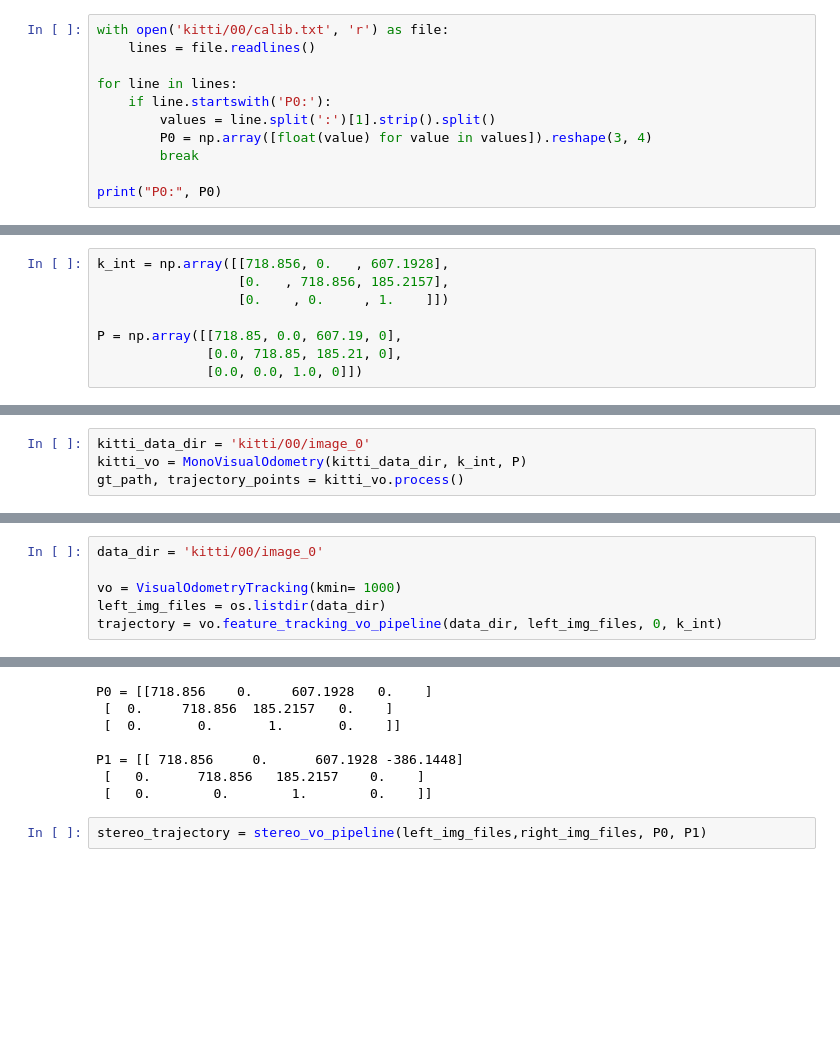
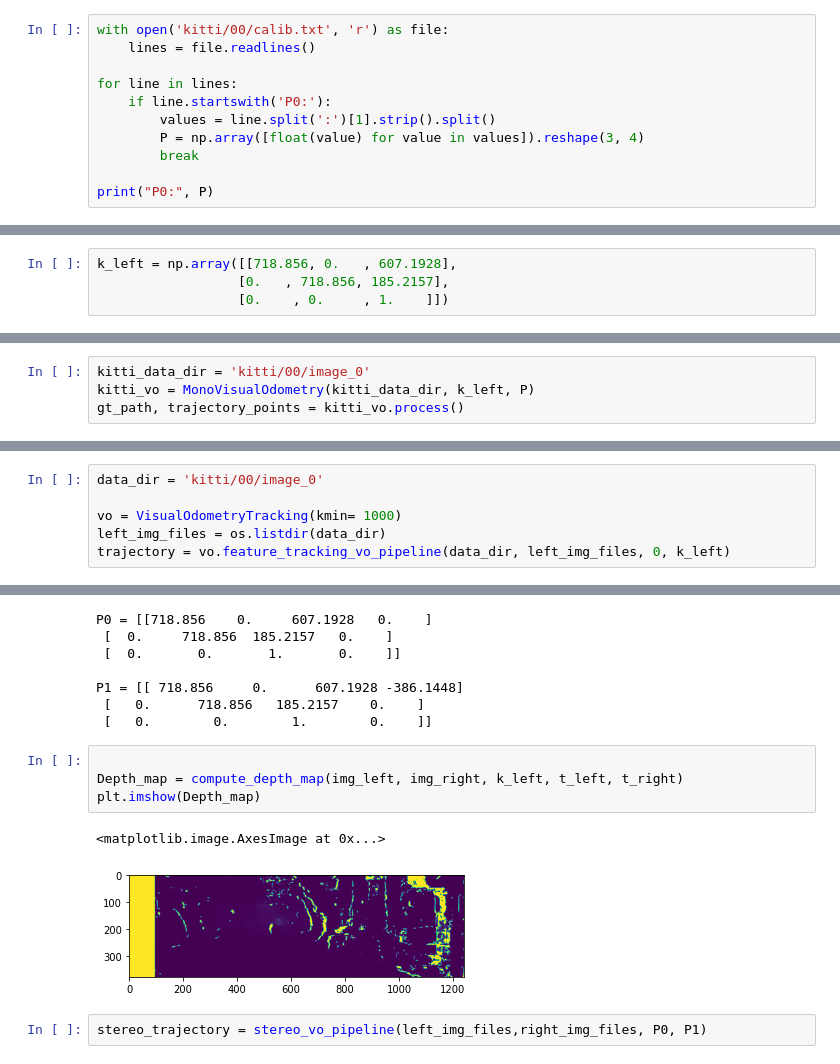
Before and after one commit to ayushabrol13/Visual-Odometry, a Jupyter notebook: CV_VO.ipynb, the cells around one changed output, grey strips where cells are left out. Saved outputs shown, nothing was run; the diff lists cells and outputs as text; blank space fills up the shorter version.

Commit message:
Added depth images in stereo

```diff
--- a/CV_VO.ipynb
+++ b/CV_VO.ipynb
@@ -255,22 +221,18 @@ with open('kitti/00/calib.txt', 'r') as file:
 for line in lines:
     if line.startswith('P0:'):
         values = line.split(':')[1].strip().split()
-        P0 = np.array([float(value) for value in values]).reshape(3, 4)
+        P = np.array([float(value) for value in values]).reshape(3, 4)
         break
 
-print("P0:", P0)
+print("P0:", P)
 # %% [output]
 P0: [[718.856    0.     607.1928   0.    ]
  [  0.     718.856  185.2157   0.    ]
  [  0.       0.       1.       0.    ]]
 # %%
-k_int = np.array([[718.856, 0.   , 607.1928],
+k_left = np.array([[718.856, 0.   , 607.1928],
                   [0.   , 718.856, 185.2157],
                   [0.    , 0.     , 1.    ]])
-
-P = np.array([[718.85, 0.0, 607.19, 0],
-              [0.0, 718.85, 185.21, 0],
-              [0.0, 0.0, 1.0, 0]])
 # %% [markdown]
 ## Frame Visualization
 # %%
@@ -307,7 +269,7 @@ imageio.mimsave(gif_path, images)
 ## Instantiate Mono Visual Odometry using Left camera
 # %%
 kitti_data_dir = 'kitti/00/image_0'
-kitti_vo = MonoVisualOdometry(kitti_data_dir, k_int, P)
+kitti_vo = MonoVisualOdometry(kitti_data_dir, k_left, P)
 gt_path, trajectory_points = kitti_vo.process()
 # %% [output]
 Match Number1
@@ -572,7 +505,7 @@ data_dir = 'kitti/00/image_0'
 
 vo = VisualOdometryTracking(kmin= 1000)
 left_img_files = os.listdir(data_dir)
-trajectory = vo.feature_tracking_vo_pipeline(data_dir, left_img_files, 0, k_int)
+trajectory = vo.feature_tracking_vo_pipeline(data_dir, left_img_files, 0, k_left)
 # %% [output]
 Match Number 0
 Match Number 1
@@ -792,6 +727,13 @@ P0 = [[718.856    0.     607.1928   0.    ]
 P1 = [[ 718.856     0.      607.1928 -386.1448]
  [   0.      718.856   185.2157    0.    ]
  [   0.        0.        1.        0.    ]]
+# %%
+
+Depth_map = compute_depth_map(img_left, img_right, k_left, t_left, t_right)
+plt.imshow(Depth_map)
+# %% [output]
+<matplotlib.image.AxesImage at 0x...>
+[figure, added]
 # %%
 stereo_trajectory = stereo_vo_pipeline(left_img_files,right_img_files, P0, P1)
 # %% [output]
```
Also changed, not shown: parts of 7 cells of this notebook.
